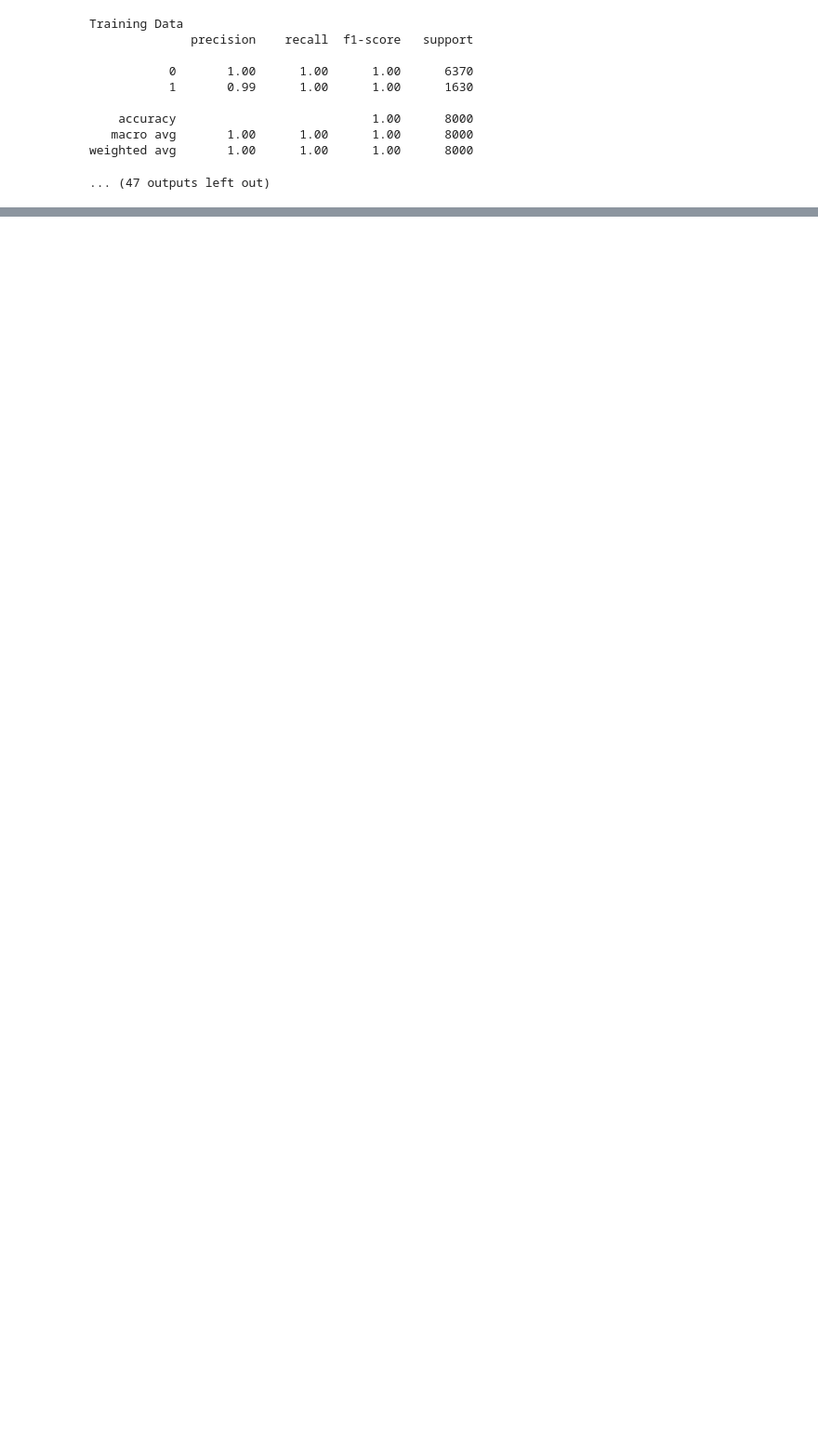
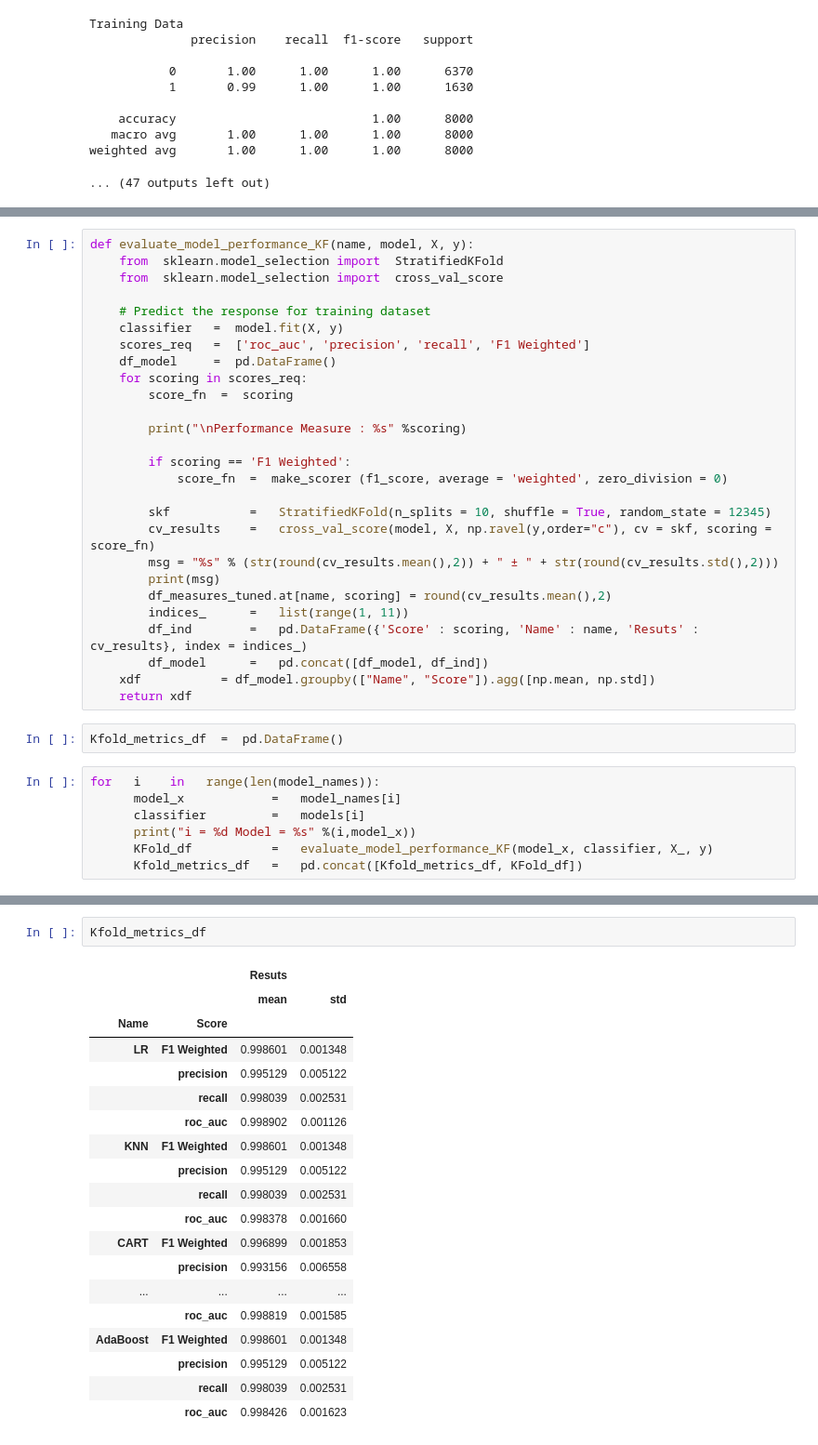
Before and after one commit to pvs-greatlakes/DSE-FT-C-MAY24-G5, a Jupyter notebook: DSE-FT-C-MAY24-G5-FinalReport_models.ipynb, the cells around one changed output, grey strips where cells are left out. Shown at 93% size. Cells and saved outputs as stored; diff of their text form; blank space fills up the shorter version.

```diff
--- a/DSE-FT-C-MAY24-G5-FinalReport_models.ipynb
+++ b/DSE-FT-C-MAY24-G5-FinalReport_models.ipynb
@@ -187,0 +425,36 @@ Time elapsed (hh:mm:ss.ms) 0:00:06.415319
+# %%
+def evaluate_model_performance_KF(name, model, X, y):
+    from  sklearn.model_selection import  StratifiedKFold
+    from  sklearn.model_selection import  cross_val_score
+
+    # Predict the response for training dataset
+    classifier   =  model.fit(X, y)
+    scores_req   =  ['roc_auc', 'precision', 'recall', 'F1 Weighted']
+    df_model     =  pd.DataFrame()
+    for scoring in scores_req:
+        score_fn  =  scoring
+
+        print("\nPerformance Measure : %s" %scoring)
+
+        if scoring == 'F1 Weighted':
+            score_fn  =  make_scorer (f1_score, average = 'weighted', zero_division = 0)
+
+        skf           =   StratifiedKFold(n_splits = 10, shuffle = True, random_state = 12345)
+        cv_results    =   cross_val_score(model, X, np.ravel(y,order="c"), cv = skf, scoring = score_fn)
+        msg = "%s" % (str(round(cv_results.mean(),2)) + " ± " + str(round(cv_results.std(),2)))
+        print(msg)
+        df_measures_tuned.at[name, scoring] = round(cv_results.mean(),2)
+        indices_      =   list(range(1, 11))
+        df_ind        =   pd.DataFrame({'Score' : scoring, 'Name' : name, 'Resuts' : cv_results}, index = indices_)
+        df_model      =   pd.concat([df_model, df_ind])
+    xdf           = df_model.groupby(["Name", "Score"]).agg([np.mean, np.std])
+    return xdf
+# %%
+Kfold_metrics_df  =  pd.DataFrame()
+# %%
+for   i    in   range(len(model_names)):
+      model_x            =   model_names[i]
+      classifier         =   models[i]
+      print("i = %d Model = %s" %(i,model_x))
+      KFold_df           =   evaluate_model_performance_KF(model_x, classifier, X_, y)
+      Kfold_metrics_df   =   pd.concat([Kfold_metrics_df, KFold_df])
@@ -187,0 +551,22 @@ Time elapsed (hh:mm:ss.ms) 0:00:06.415319
+# %%
+Kfold_metrics_df
+# %% [output]
+|  |  | Resuts |  |
+|  |  | mean | std |
+| Name | Score |  |  |
+| LR | F1 Weighted | 0.998601 | 0.001348 |
+|  | precision | 0.995129 | 0.005122 |
+|  | recall | 0.998039 | 0.002531 |
+|  | roc_auc | 0.998902 | 0.001126 |
+| KNN | F1 Weighted | 0.998601 | 0.001348 |
+|  | precision | 0.995129 | 0.005122 |
+|  | recall | 0.998039 | 0.002531 |
+|  | roc_auc | 0.998378 | 0.001660 |
+| CART | F1 Weighted | 0.996899 | 0.001853 |
+|  | precision | 0.993156 | 0.006558 |
+| ... | ... | ... | ... |
+|  | roc_auc | 0.998819 | 0.001585 |
+| AdaBoost | F1 Weighted | 0.998601 | 0.001348 |
+|  | precision | 0.995129 | 0.005122 |
+|  | recall | 0.998039 | 0.002531 |
+|  | roc_auc | 0.998426 | 0.001623 |
```
Also changed, not shown: parts of 25 cells of this notebook.
